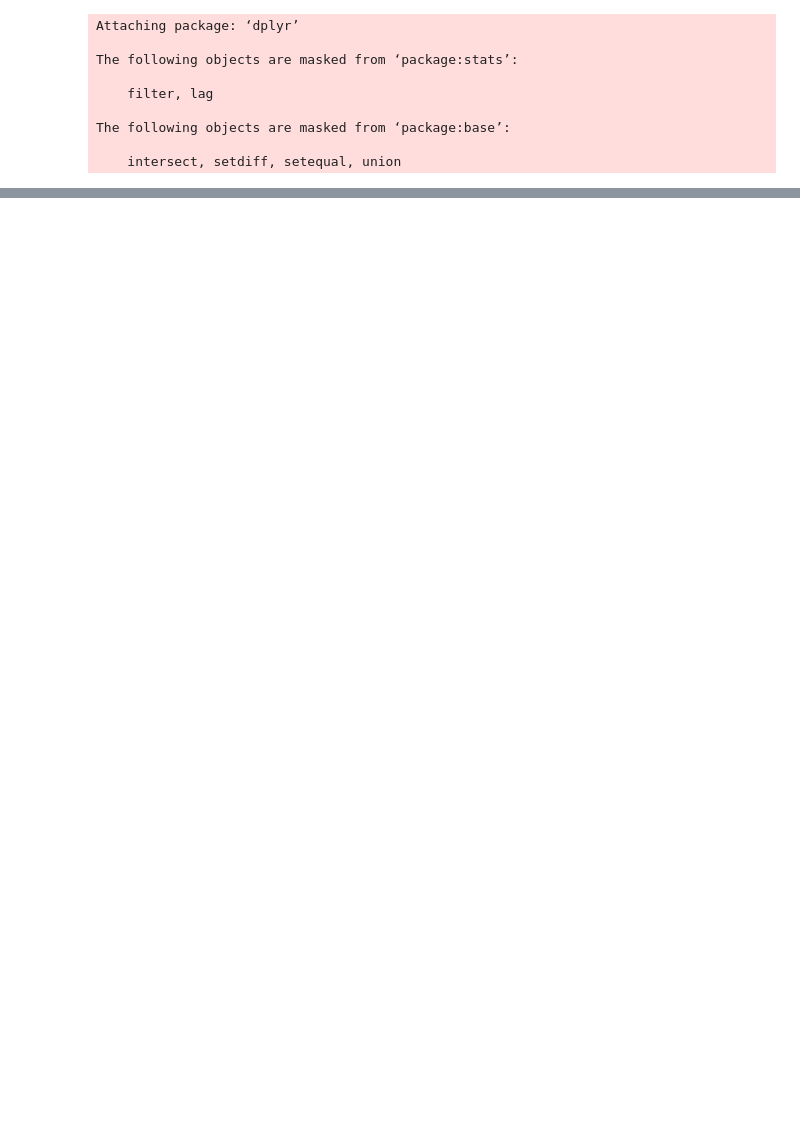
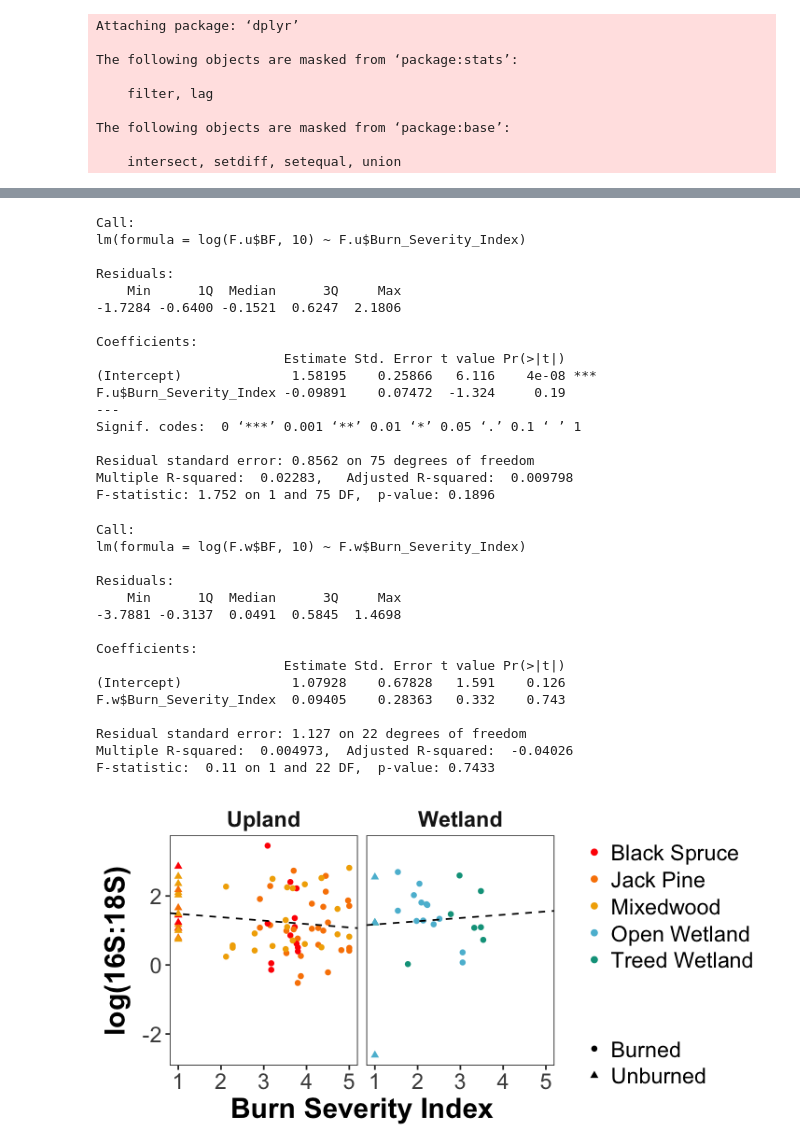
Before and after one commit to TheaWhitman/WoodBuffalo, a Jupyter notebook: Paper_Analyses_Figures/qPCR.pub.ipynb, the cells around one changed output, grey strips where cells are left out. Saved outputs shown, nothing was run; the diff lists cells and outputs as text; code cells hidden in the pictures; blank space fills up the shorter version.

```diff
--- a/Paper_Analyses_Figures/qPCR.pub.ipynb
+++ b/Paper_Analyses_Figures/qPCR.pub.ipynb
@@ -99 +129,72 @@ F-statistic: 3.582 on 1 and 72 DF,  p-value: 0.06241
+# %%
+# Testing relationship of 16S:18S with burn severity index
+
+options(repr.plot.width=6, repr.plot.height=3)
+
+F.u = d%>%
+    filter(Land_Class=="Upland")
+b.u = lm(log(F.u$BF,10)~F.u$Burn_Severity_Index)
+summary(b.u)
+
+F.w = d%>%
+    filter(Land_Class=="Wetland")
+b.w = lm(log(F.w$BF,10)~F.w$Burn_Severity_Index)
+summary(b.w)
+
+p = ggplot(d,aes(x=Burn_Severity_Index,y=log(BF,10), color=Veg_Comm, shape=Burned_Unburned))
+p = p + geom_point() + facet_wrap(~Land_Class)
+p = p + scale_color_manual(values=wes_palette("Darjeeling")[c(1,4,3,5,2)])
+p = p + guides(color=guide_legend(title=""),shape=guide_legend(title=""))
+p = p + theme_bw() +
+  theme(
+    plot.background = element_blank()
+   ,panel.grid.major = element_blank()
+   ,panel.grid.minor = element_blank()
+    ,strip.text.x = element_text(size=14, face="bold"),
+        axis.title = element_text(size=18, face="bold"),
+        axis.text = element_text(size=14),
+        legend.text = element_text(size=14),
+        legend.title = element_text(size = 18),
+        strip.background = element_rect(colour="white", fill="white"))
+p = p + ylab("log(16S:18S)") + xlab("Burn Severity Index")
+
+#linedata = data.frame(Land_Class=c("Upland","Wetland"), slope=c(b.u[[1]][2] ,b.w[[1]][2]), intercept=c(b.u[[1]][1] ,b.w[[1]][1]))
+linedata = data.frame(Land_Class=c("Upland","Wetland"), slope=c(b.u[[1]][2] ,b.w[[1]][2]), intercept=c(b.u[[1]][1] ,b.w[[1]][1]))
+p = p + geom_abline(data=linedata, aes(slope=slope,intercept=intercept),linetype=2)
+
+p
+# %% [output]
+Call:
+lm(formula = log(F.u$BF, 10) ~ F.u$Burn_Severity_Index)
+
+Residuals:
+    Min      1Q  Median      3Q     Max
+-1.7284 -0.6400 -0.1521  0.6247  2.1806
+
+Coefficients:
+                        Estimate Std. Error t value Pr(>|t|)
+(Intercept)              1.58195    0.25866   6.116    4e-08 ***
+F.u$Burn_Severity_Index -0.09891    0.07472  -1.324     0.19
+---
+Signif. codes:  0 ‘***’ 0.001 ‘**’ 0.01 ‘*’ 0.05 ‘.’ 0.1 ‘ ’ 1
+
+Residual standard error: 0.8562 on 75 degrees of freedom
+Multiple R-squared:  0.02283,   Adjusted R-squared:  0.009798
+F-statistic: 1.752 on 1 and 75 DF,  p-value: 0.1896
+Call:
+lm(formula = log(F.w$BF, 10) ~ F.w$Burn_Severity_Index)
+
+Residuals:
+    Min      1Q  Median      3Q     Max
+-3.7881 -0.3137  0.0491  0.5845  1.4698
+
+Coefficients:
+                        Estimate Std. Error t value Pr(>|t|)
+(Intercept)              1.07928    0.67828   1.591    0.126
+F.w$Burn_Severity_Index  0.09405    0.28363   0.332    0.743
+
+Residual standard error: 1.127 on 22 degrees of freedom
+Multiple R-squared:  0.004973,  Adjusted R-squared:  -0.04026
+F-statistic:  0.11 on 1 and 22 DF,  p-value: 0.7433
+[figure, added]
 # %%
```
Also changed, not shown: parts of 11 cells of this notebook.
